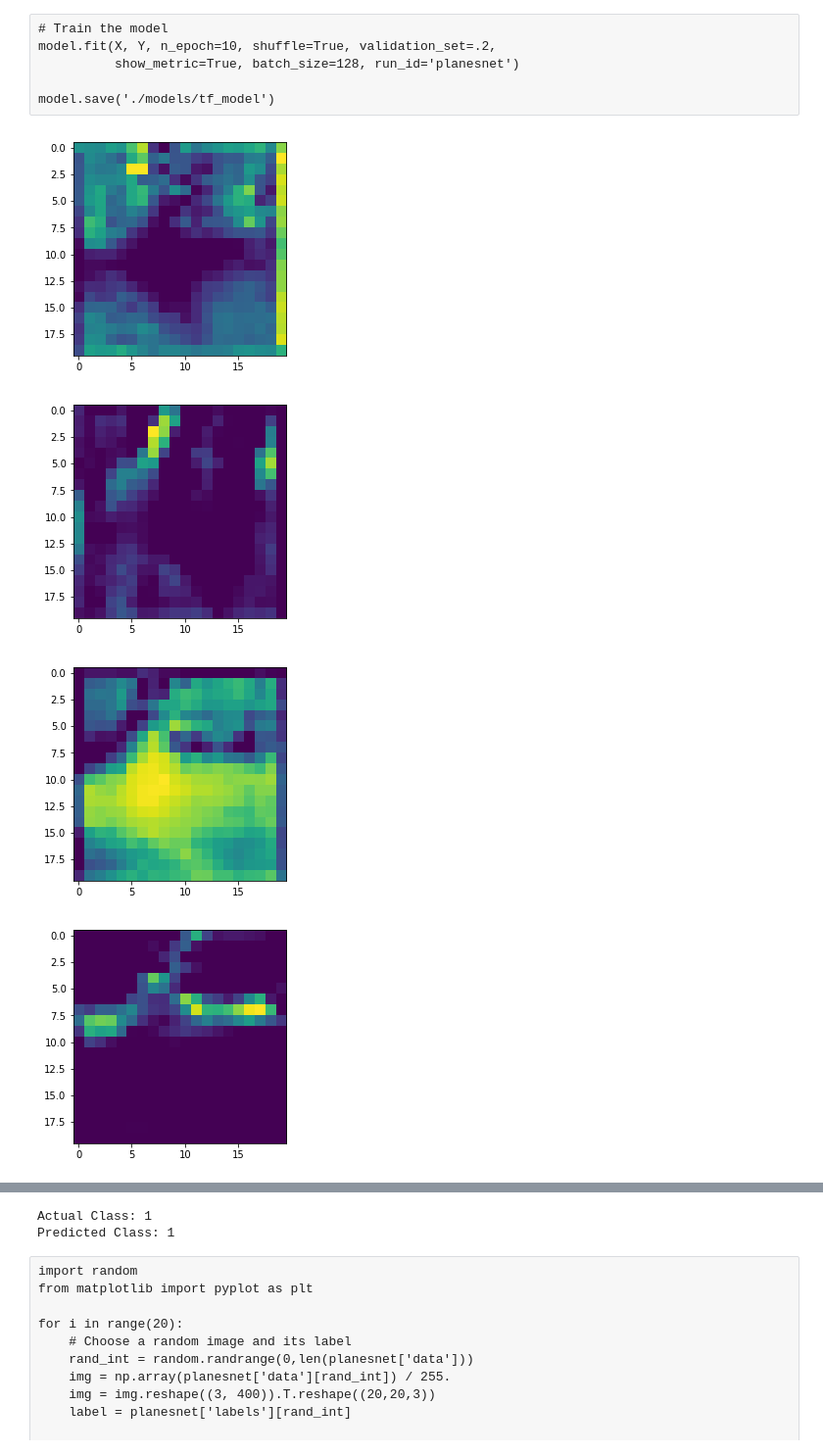
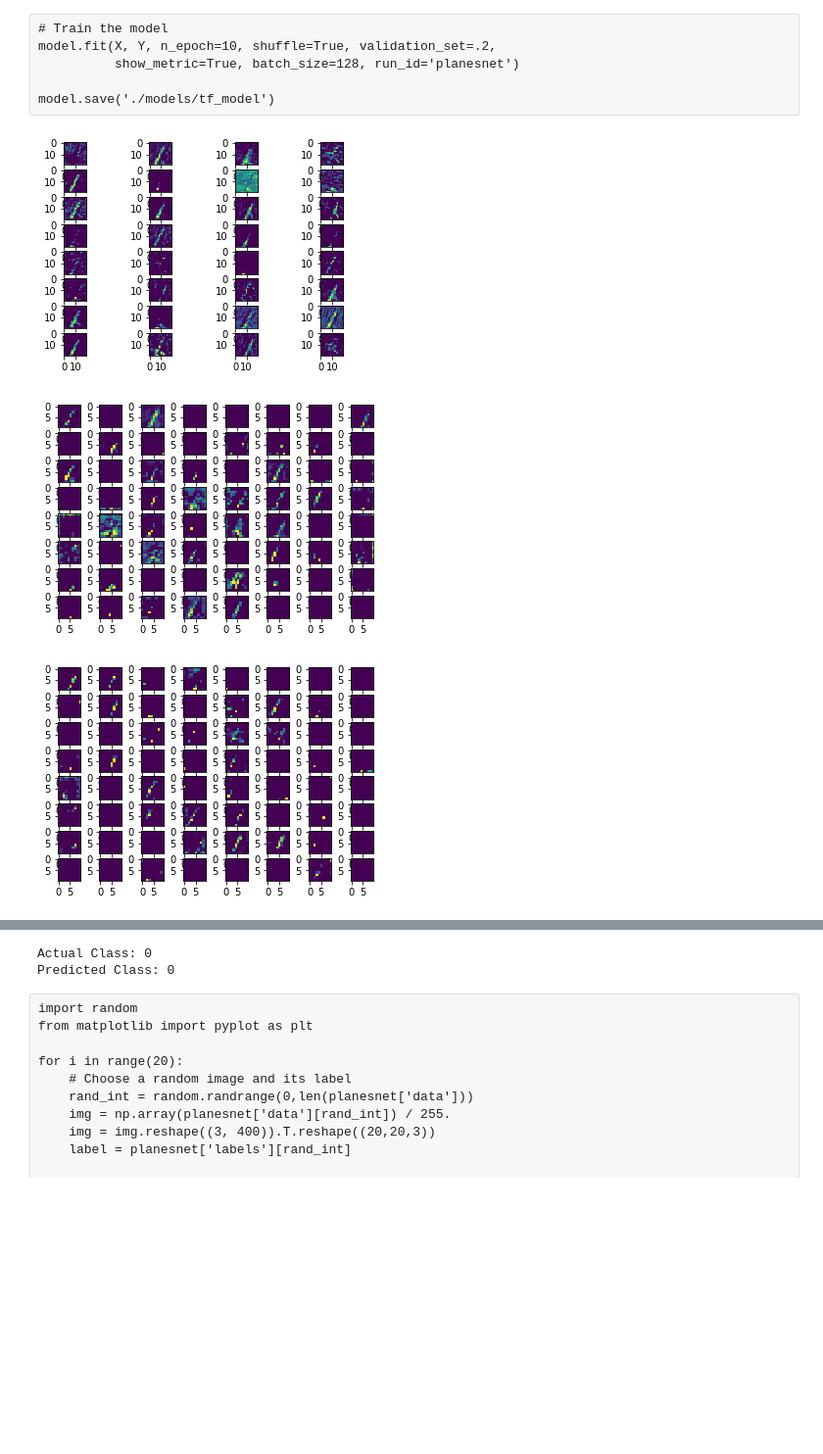
Before and after one commit to johnsonliu999/planet_ml, a Jupyter notebook: NN/tenser_flow_cnn.ipynb, the cells around one changed output, grey strips where cells are left out. Shown at 98% size. Cells and saved outputs as stored; diff of their text form; code cells hidden in the pictures; blank space fills up the shorter version.

Commit message:
visualize

```diff
--- a/NN/tenser_flow_cnn.ipynb
+++ b/NN/tenser_flow_cnn.ipynb
@@ -73,33 +73,50 @@ model.save('./models/tf_model')
 # %%
 import random
 from matplotlib import pyplot as plt
+import matplotlib.gridspec as gridspec
 
 m_conv1 = tflearn.DNN(conv1, session=model.session)
+m_conv2 = tflearn.DNN(conv2, session=model.session)
+m_conv3 = tflearn.DNN(conv3, session=model.session)
 
 for i in range(1):
     # Choose a random image and its label
     rand_int = random.randrange(0,len(planesnet['data']))
     img = np.array(planesnet['data'][rand_int]) / 255.
     img = img.reshape((3, 400)).T.reshape((20,20,3))
     label = planesnet['labels'][rand_int]
 
     # Display the image
 #     plt.imshow(img)
 #     plt.show()
 
     # Predict the image class
     prediction = model.predict_label([img])[0][0]
+
+#     fig, (ax1, ax2, ax3) = plt.subplots(1,3)
+
     o_conv1 = m_conv1.predict([img])
+    for i in range(32):
+        plt.subplot(8,4,i+1)
+        plt.imshow(o_conv1[0][:,:,i])
+    plt.show()
 
-    for i in range(5):
-        plt.imshow(o_conv1[0][:,:,i])
-        plt.show()
+    o_conv2 = m_conv2.predict([img])
+    for i in range(64):
+        plt.subplot(8,8,i+1)
+        plt.imshow(o_conv2[0][:,:,i])
+    plt.show()
+
+    o_conv3 = m_conv3.predict([img])
+    for i in range(64):
+        plt.subplot(8,8,i+1)
+        plt.imshow(o_conv3[0][:,:,i])
+    plt.show()
 
     # Output acutal and predicted class - 0 = 'no-plane', 1 = 'plane'
     print('Actual Class: ' + str(label))
     print('Predicted Class: ' + str(prediction))
 # %% [output]
-[figure, old version]
+[figure, new version]
-[figure, old version]
+[figure, new version]
-[figure, old version]
+[figure, new version]
-[figure, removed]
@@ -107,5 +123,5 @@ for i in range(1):
-Actual Class: 1
-Predicted Class: 1
+Actual Class: 0
+Predicted Class: 0
 # %% [raw]
 import random
 from matplotlib import pyplot as plt
```
Also changed, not shown: parts of 1 cell of this notebook.
